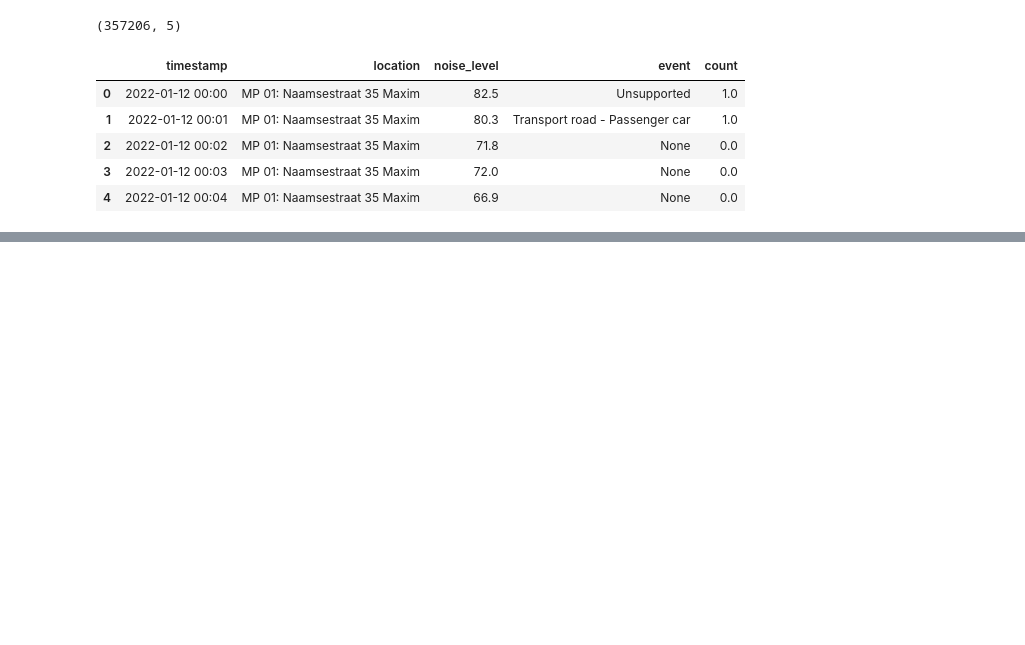
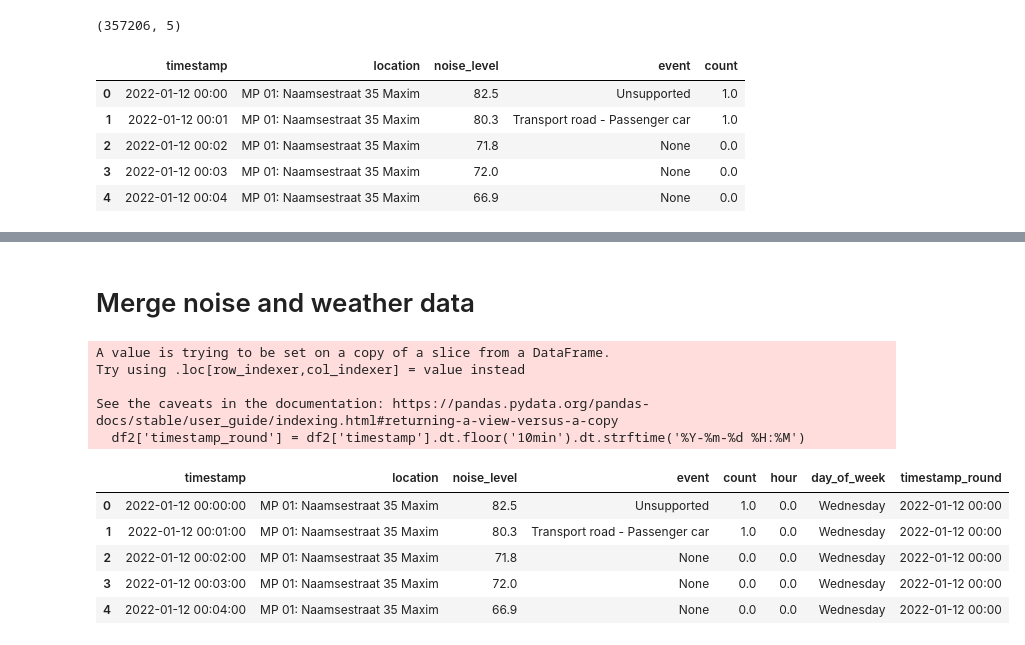
Before and after one commit to ngthien23/KUL-MDA, a Jupyter notebook: WentingJiang/model.ipynb, the cells around one changed output, grey strips where cells are left out. Saved outputs shown, nothing was run; the diff lists cells and outputs as text; code cells hidden in the pictures; blank space fills up the shorter version.

```diff
--- a/WentingJiang/model.ipynb
+++ b/WentingJiang/model.ipynb
@@ -462,0 +471,19 @@ weather_sample_renamed.head()
+# %% [markdown]
+# Merge noise and weather data
+# %%
+df = merged_df_ready.copy()
+df2 = df[~df['timestamp'].isna()]
+df2['timestamp_round'] = df2['timestamp'].dt.floor('10min').dt.strftime('%Y-%m-%d %H:%M')
+df2.head()
+# %% [output]
+A value is trying to be set on a copy of a slice from a DataFrame.
+Try using .loc[row_indexer,col_indexer] = value instead
+
+See the caveats in the documentation: https://pandas.pydata.org/pandas-docs/stable/user_guide/indexing.html#returning-a-view-versus-a-copy
+  df2['timestamp_round'] = df2['timestamp'].dt.floor('10min').dt.strftime('%Y-%m-%d %H:%M')
+|  | timestamp | location | noise_level | event | count | hour | day_of_week | timestamp_round |
+| 0 | 2022-01-12 00:00:00 | MP 01: Naamsestraat 35 Maxim | 82.5 | Unsupported | 1.0 | 0.0 | Wednesday | 2022-01-12 00:00 |
+| 1 | 2022-01-12 00:01:00 | MP 01: Naamsestraat 35 Maxim | 80.3 | Transport road - Passenger car | 1.0 | 0.0 | Wednesday | 2022-01-12 00:00 |
+| 2 | 2022-01-12 00:02:00 | MP 01: Naamsestraat 35 Maxim | 71.8 | None | 0.0 | 0.0 | Wednesday | 2022-01-12 00:00 |
+| 3 | 2022-01-12 00:03:00 | MP 01: Naamsestraat 35 Maxim | 72.0 | None | 0.0 | 0.0 | Wednesday | 2022-01-12 00:00 |
+| 4 | 2022-01-12 00:04:00 | MP 01: Naamsestraat 35 Maxim | 66.9 | None | 0.0 | 0.0 | Wednesday | 2022-01-12 00:00 |
```
Also changed, not shown: parts of 42 cells of this notebook, 2 other files.
